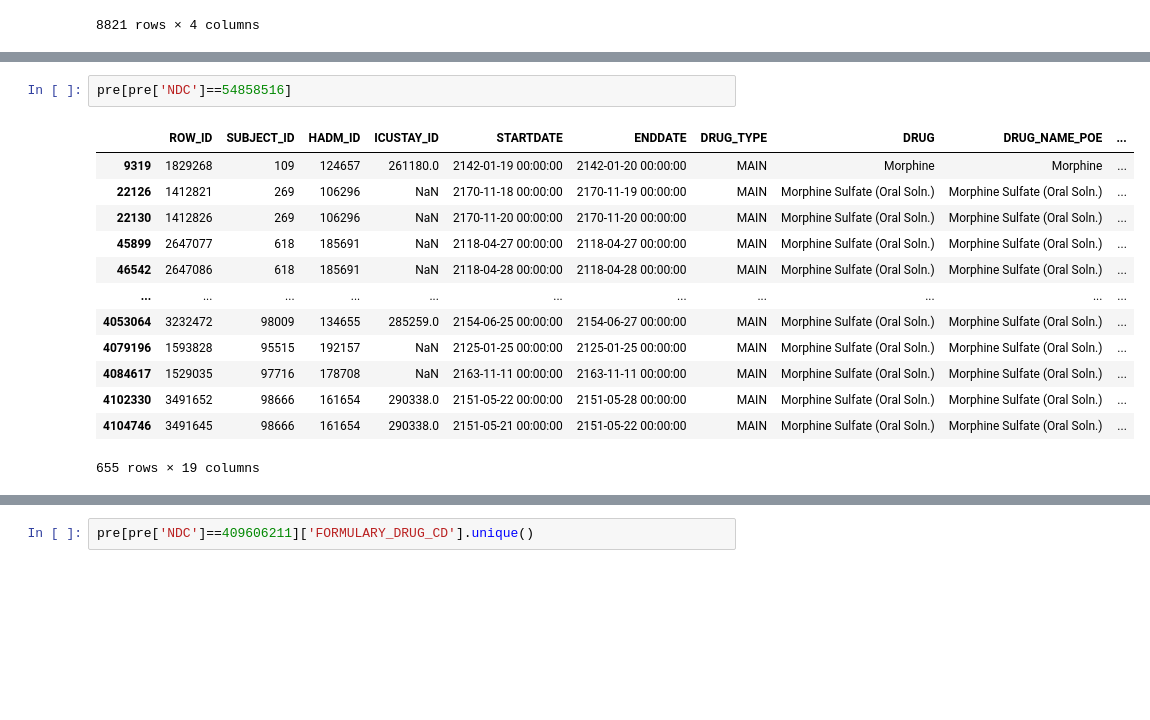
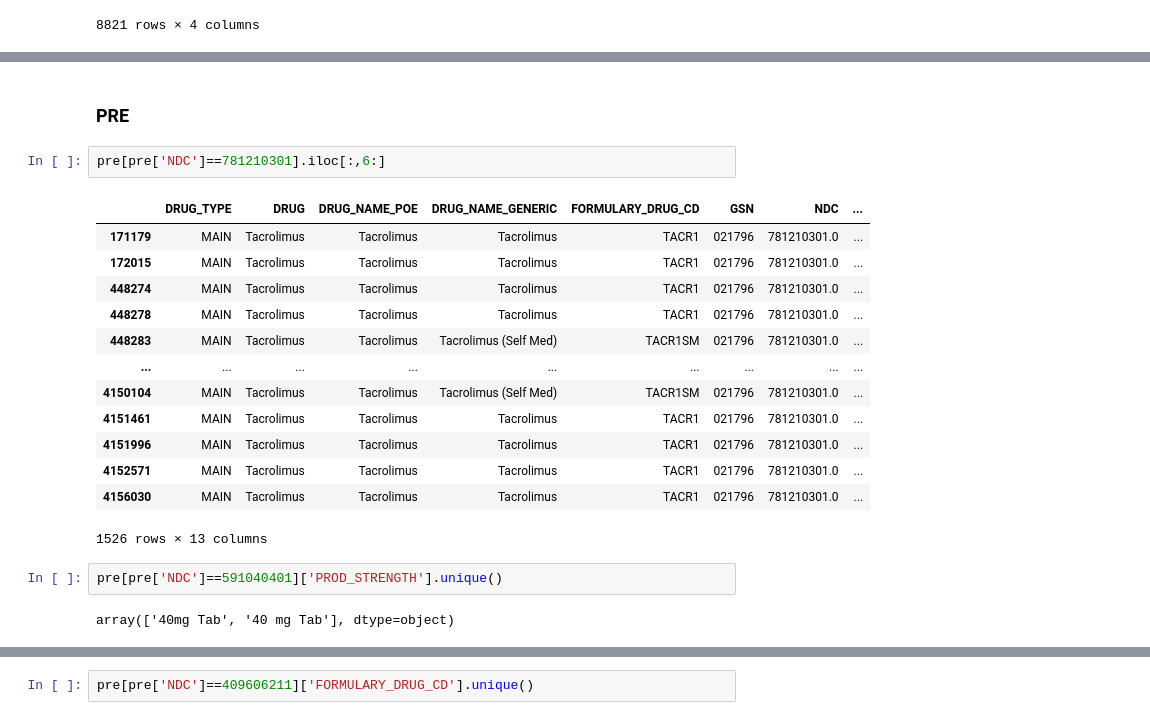
Before and after one commit to suhyun-guri/DSML_Research, a Jupyter notebook: 07-2. FIND ITEMID NAME.ipynb, the cells around one changed output, grey strips where cells are left out. Drawn from its saved outputs; the diff is of its cells as text; blank space fills up the shorter version.

```diff
--- a/07-2. FIND ITEMID NAME.ipynb
+++ b/07-2. FIND ITEMID NAME.ipynb
@@ -91,16 +263,22 @@ lab[lab['ITEMID']==50927]
+# %% [markdown]
+### PRE
 # %%
-pre[pre['NDC']==54858516]
+pre[pre['NDC']==781210301].iloc[:,6:]
 # %% [output]
-|  | ROW_ID | SUBJECT_ID | HADM_ID | ICUSTAY_ID | STARTDATE | ENDDATE | DRUG_TYPE | DRUG | DRUG_NAME_POE | ... |
-| 9319 | 1829268 | 109 | 124657 | 261180.0 | 2142-01-19 00:00:00 | 2142-01-20 00:00:00 | MAIN | Morphine | Morphine | ... |
-| 22126 | 1412821 | 269 | 106296 | NaN | 2170-11-18 00:00:00 | 2170-11-19 00:00:00 | MAIN | Morphine Sulfate (Oral Soln.) | Morphine Sulfate (Oral Soln.) | ... |
-| 22130 | 1412826 | 269 | 106296 | NaN | 2170-11-20 00:00:00 | 2170-11-20 00:00:00 | MAIN | Morphine Sulfate (Oral Soln.) | Morphine Sulfate (Oral Soln.) | ... |
-| 45899 | 2647077 | 618 | 185691 | NaN | 2118-04-27 00:00:00 | 2118-04-27 00:00:00 | MAIN | Morphine Sulfate (Oral Soln.) | Morphine Sulfate (Oral Soln.) | ... |
-| 46542 | 2647086 | 618 | 185691 | NaN | 2118-04-28 00:00:00 | 2118-04-28 00:00:00 | MAIN | Morphine Sulfate (Oral Soln.) | Morphine Sulfate (Oral Soln.) | ... |
-| ... | ... | ... | ... | ... | ... | ... | ... | ... | ... | ... |
-| 4053064 | 3232472 | 98009 | 134655 | 285259.0 | 2154-06-25 00:00:00 | 2154-06-27 00:00:00 | MAIN | Morphine Sulfate (Oral Soln.) | Morphine Sulfate (Oral Soln.) | ... |
-| 4079196 | 1593828 | 95515 | 192157 | NaN | 2125-01-25 00:00:00 | 2125-01-25 00:00:00 | MAIN | Morphine Sulfate (Oral Soln.) | Morphine Sulfate (Oral Soln.) | ... |
-| 4084617 | 1529035 | 97716 | 178708 | NaN | 2163-11-11 00:00:00 | 2163-11-11 00:00:00 | MAIN | Morphine Sulfate (Oral Soln.) | Morphine Sulfate (Oral Soln.) | ... |
-| 4102330 | 3491652 | 98666 | 161654 | 290338.0 | 2151-05-22 00:00:00 | 2151-05-28 00:00:00 | MAIN | Morphine Sulfate (Oral Soln.) | Morphine Sulfate (Oral Soln.) | ... |
-| 4104746 | 3491645 | 98666 | 161654 | 290338.0 | 2151-05-21 00:00:00 | 2151-05-22 00:00:00 | MAIN | Morphine Sulfate (Oral Soln.) | Morphine Sulfate (Oral Soln.) | ... |
+|  | DRUG_TYPE | DRUG | DRUG_NAME_POE | DRUG_NAME_GENERIC | FORMULARY_DRUG_CD | GSN | NDC | ... |
+| 171179 | MAIN | Tacrolimus | Tacrolimus | Tacrolimus | TACR1 | 021796 | 781210301.0 | ... |
+| 172015 | MAIN | Tacrolimus | Tacrolimus | Tacrolimus | TACR1 | 021796 | 781210301.0 | ... |
+| 448274 | MAIN | Tacrolimus | Tacrolimus | Tacrolimus | TACR1 | 021796 | 781210301.0 | ... |
+| 448278 | MAIN | Tacrolimus | Tacrolimus | Tacrolimus | TACR1 | 021796 | 781210301.0 | ... |
+| 448283 | MAIN | Tacrolimus | Tacrolimus | Tacrolimus (Self Med) | TACR1SM | 021796 | 781210301.0 | ... |
+| ... | ... | ... | ... | ... | ... | ... | ... | ... |
+| 4150104 | MAIN | Tacrolimus | Tacrolimus | Tacrolimus (Self Med) | TACR1SM | 021796 | 781210301.0 | ... |
+| 4151461 | MAIN | Tacrolimus | Tacrolimus | Tacrolimus | TACR1 | 021796 | 781210301.0 | ... |
+| 4151996 | MAIN | Tacrolimus | Tacrolimus | Tacrolimus | TACR1 | 021796 | 781210301.0 | ... |
+| 4152571 | MAIN | Tacrolimus | Tacrolimus | Tacrolimus | TACR1 | 021796 | 781210301.0 | ... |
+| 4156030 | MAIN | Tacrolimus | Tacrolimus | Tacrolimus | TACR1 | 021796 | 781210301.0 | ... |
-655 rows × 19 columns
+1526 rows × 13 columns
+# %%
+pre[pre['NDC']==591040401]['PROD_STRENGTH'].unique()
+# %% [output]
+array(['40mg Tab', '40 mg Tab'], dtype=object)
```
Also changed, not shown: parts of 27 cells of this notebook, 1 other file.
